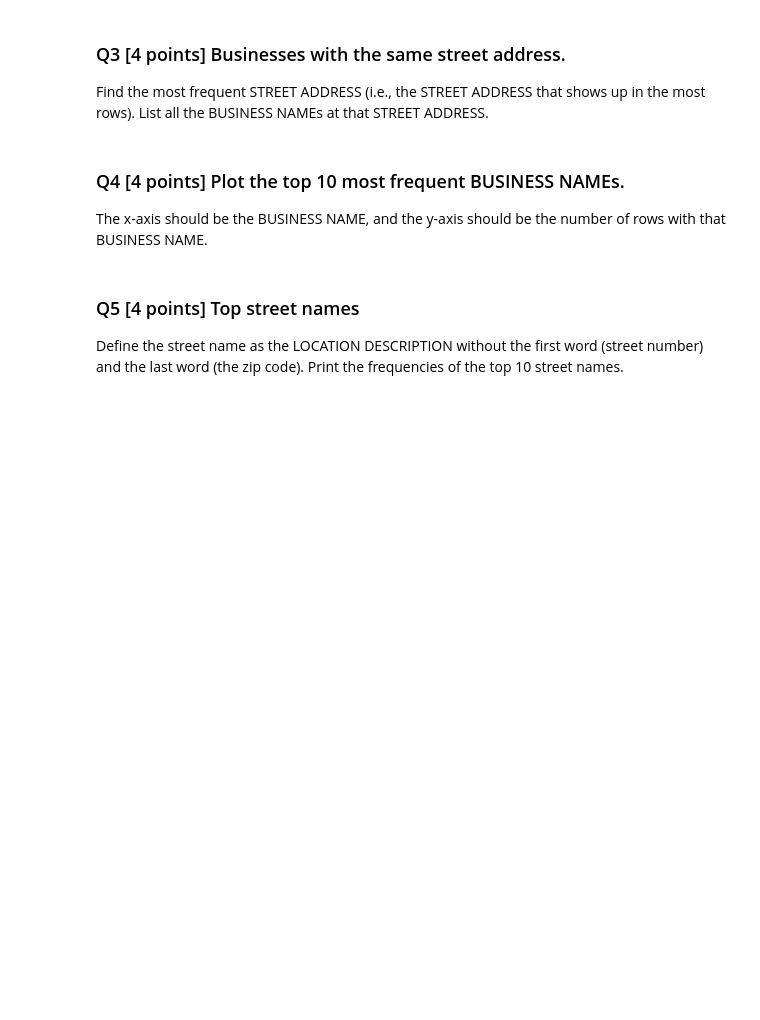
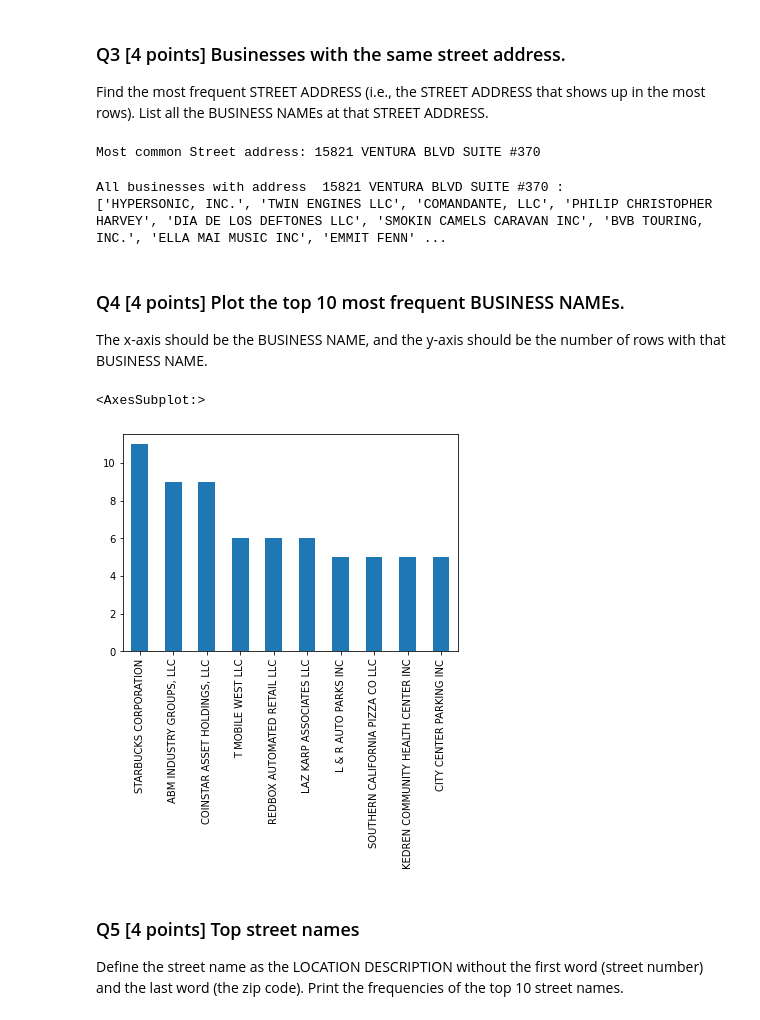
Before and after one commit to rohitashwachaks/MIS-S381N, a Jupyter notebook: Final/Final.ipynb, the cells around one changed output. Cells and saved outputs as stored; diff of their text form; code cells hidden in the pictures; blank space fills up the shorter version.

```diff
--- a/Final/Final.ipynb
+++ b/Final/Final.ipynb
@@ -44,3 +46,6 @@ We will consider a dataset where each row is one active businesses in the Los An
 *Note*: You can assume that STREET ADDRESS has no NaNs. However, **there may be NaNs in all other columns, and your code may need to account for that if necessary!**
 # %% [markdown]
 ### Q2 [3 points] Read in "ActiveBusinesses.csv" and print the first line.
+# %%
+activeBusiness = pd.read_csv("ActiveBusinesses.csv")
+activeBusiness.iloc[0]
@@ -48,9 +71,25 @@ We will consider a dataset where each row is one active businesses in the Los An
 ### Q3 [4 points] Businesses with the same street address.
 
 Find the most frequent STREET ADDRESS (i.e., the STREET ADDRESS that shows up in the most rows). List all the BUSINESS NAMEs at that STREET ADDRESS.
+# %%
+q1 = activeBusiness["STREET ADDRESS"].value_counts().sort_values(ascending=False).idxmax()
+print("Most common Street address:",q1)
+# %% [output]
+Most common Street address: 15821 VENTURA BLVD SUITE #370
+# %%
+print("All businesses with address ",q1,":")
+print(list(activeBusiness[activeBusiness["STREET ADDRESS"] == q1]["BUSINESS NAME"].values))
+# %% [output]
+All businesses with address  15821 VENTURA BLVD SUITE #370 :
+['HYPERSONIC, INC.', 'TWIN ENGINES LLC', 'COMANDANTE, LLC', 'PHILIP CHRISTOPHER HARVEY', 'DIA DE LOS DEFTONES LLC', 'SMOKIN CAMELS CARAVAN INC', 'BVB TOURING, INC.', 'ELLA MAI MUSIC INC', 'EMMIT FENN' ...
 # %% [markdown]
 ### Q4 [4 points] Plot the top 10 most frequent BUSINESS NAMEs.
 The x-axis should be the BUSINESS NAME, and the y-axis should be the number of rows with that BUSINESS NAME.
+# %%
+activeBusiness["BUSINESS NAME"].value_counts().sort_values(ascending=False)[:10].plot.bar()
+# %% [output]
+<AxesSubplot:>
+[figure, added]
 # %% [markdown]
 ### Q5 [4 points] Top street names
 
```
Also changed, not shown: parts of 29 cells of this notebook.
